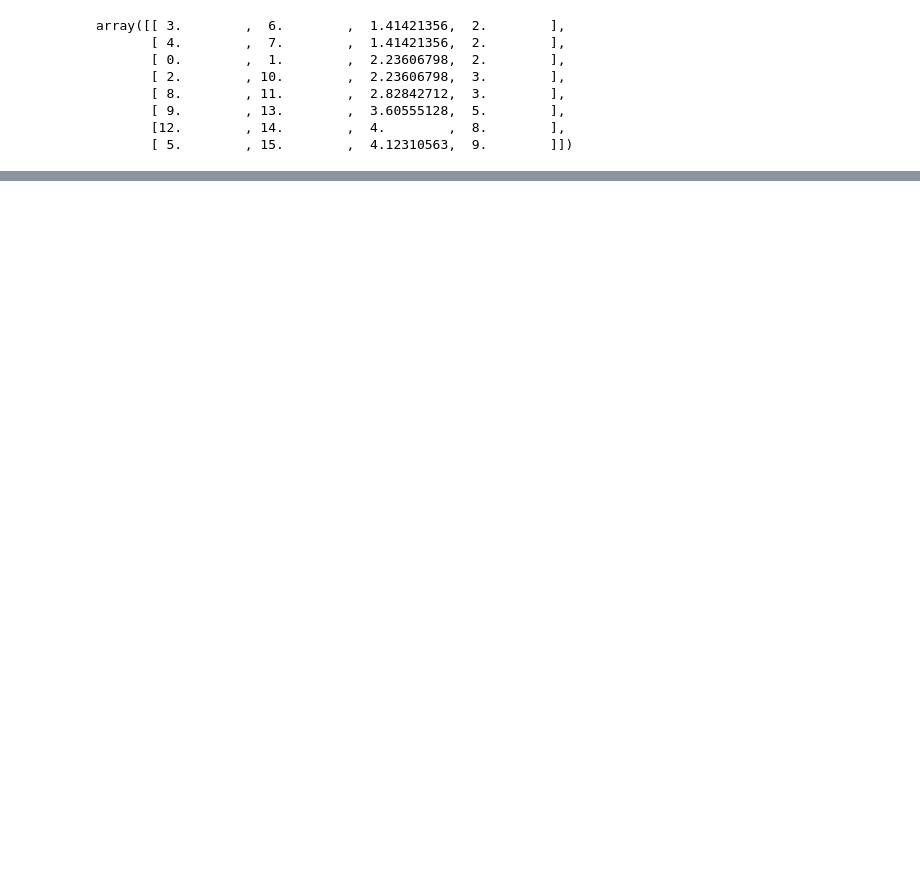
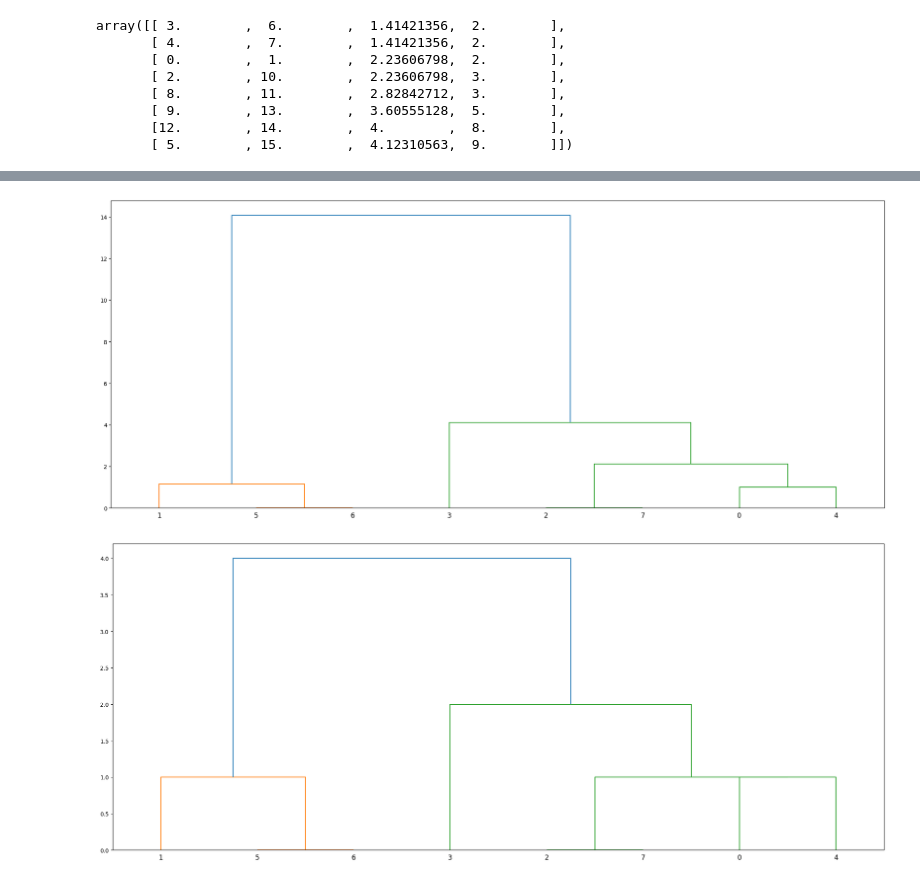
Before and after one commit to arnavjagia/5-sem-lab, a Jupyter notebook: ML/dump/Lab11.ipynb, the cells around one changed output, grey strips where cells are left out. Cells and saved outputs as stored; diff of their text form; code cells hidden in the pictures; blank space fills up the shorter version.

```diff
--- a/ML/dump/Lab11.ipynb
+++ b/ML/dump/Lab11.ipynb
@@ -30,0 +48,11 @@ array([[ 3.        ,  6.        ,  1.41421356,  2.        ],
+# %%
+Z = linkage(X, 'ward')
+fig = plt.figure(figsize=(25, 10))
+dn = dendrogram(Z)
+Z = linkage(X, 'single')
+fig = plt.figure(figsize=(25, 10))
+dn = dendrogram(Z)
+plt.show()
+# %% [output]
+[figure, added]
+[figure, added]
```
Also changed, not shown: parts of 2 cells of this notebook, 9 other files.
